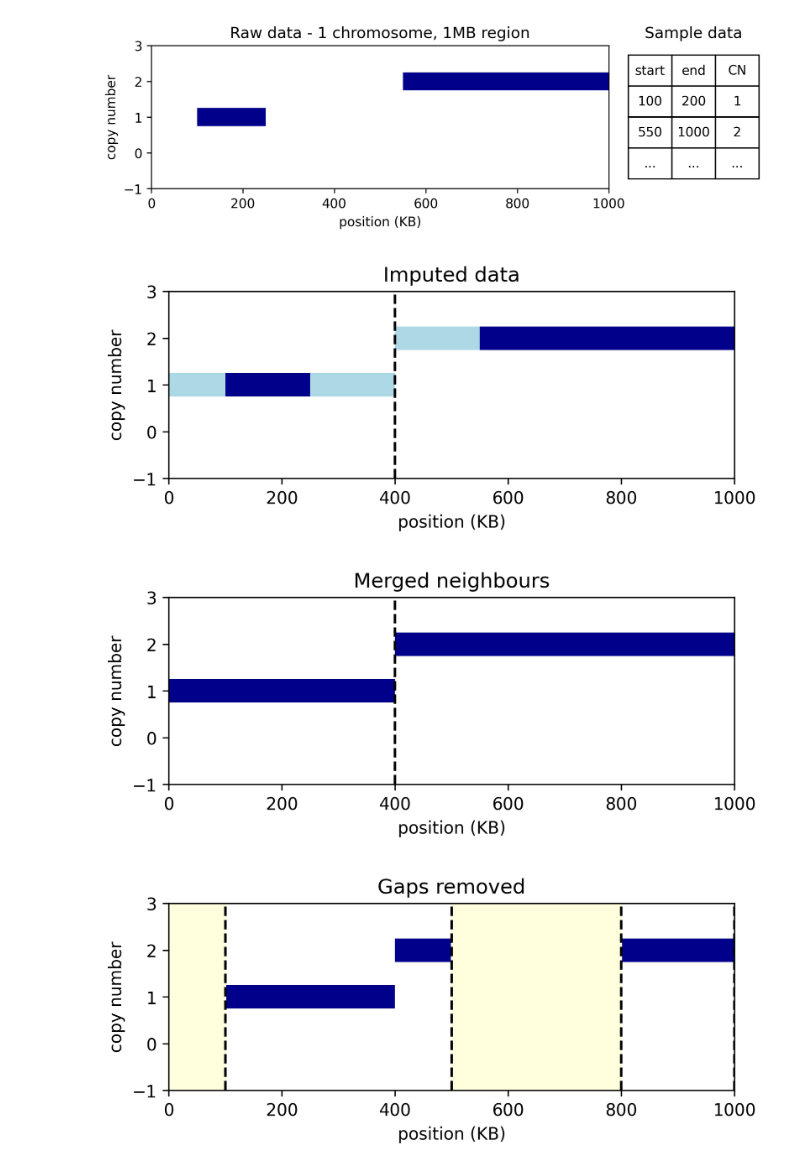
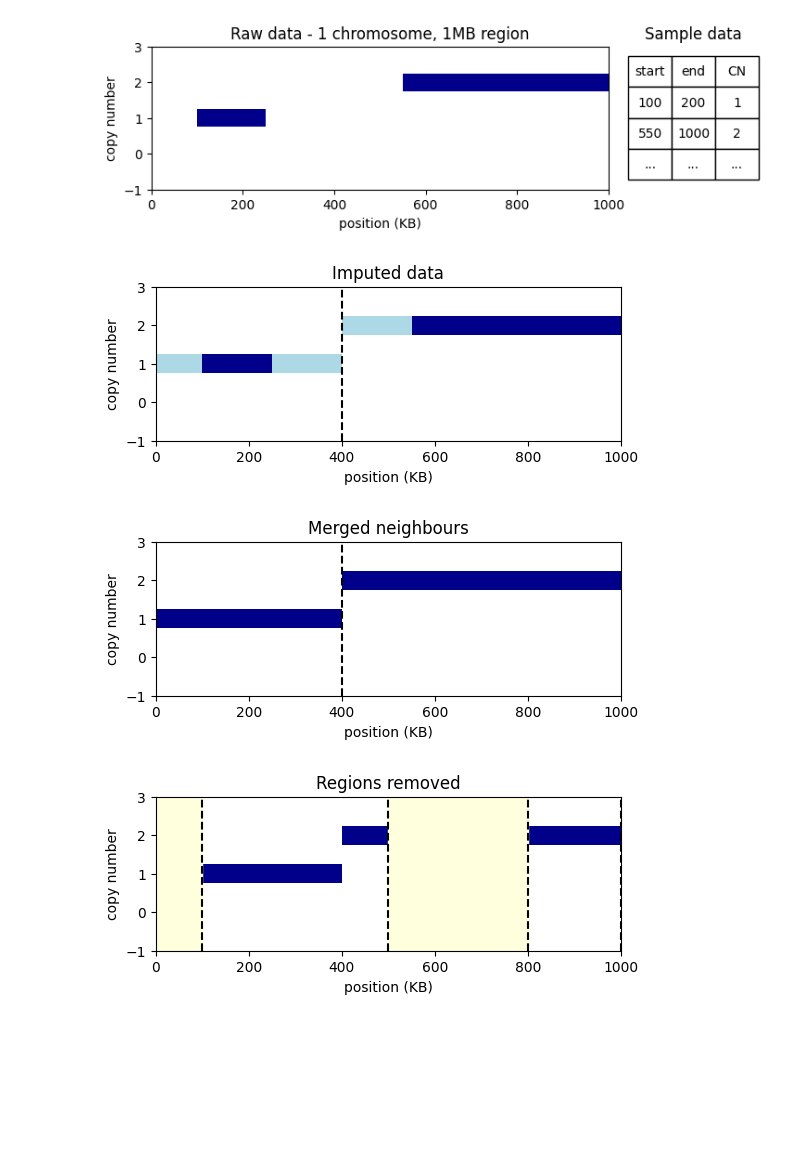
Before and after one commit to ICCB-Cologne/CNSistent, a Jupyter notebook: notebooks/docs/illustrations.ipynb, the cells around one changed output. Cells and saved outputs as stored; diff of their text form; code cells hidden in the pictures; blank space fills up the shorter version.

```diff
--- a/notebooks/docs/illustrations.ipynb
+++ b/notebooks/docs/illustrations.ipynb
@@ -17,7 +20,7 @@ from cns.data_utils import docs_path, load_cns_out
 yticks = [-1, 0, 1, 2, 3]
 # start a timer
 # %%
-fig = plt.figure(figsize=(8, 2), dpi = 300)
+fig = plt.figure(figsize=(8, 2))
 gs = gridspec.GridSpec(1, 2, width_ratios=[7, 1])
 
 # Create the first subplot for the plot
@@ -51,12 +54,13 @@ table.auto_set_font_size(False)
 table.set_fontsize(10)
 table.scale(2, 2)
 
+fig.savefig(f'{docs_path}/example_data.png', transparent=True, bbox_inches='tight', dpi=300)
 fig.savefig(f'{docs_path}/example_data.pdf', transparent=True, bbox_inches='tight')
 # %% [output]
-[figure, old version]
+[figure, new version]
 # %%
 # Create a new figure
-fig, ax = plt.subplots(1, 1, figsize=(6, 2), dpi=300)
+fig, ax = plt.subplots(1, 1, figsize=(6, 2))
 
 # Add horizontal bars
 plt.barh([1, 2], [150, 450], left=[100, 550], height=0.5, color='darkblue')
@@ -75,12 +79,13 @@ plt.xlabel('position (KB)')
 plt.ylabel('copy number')
 
 
+fig.savefig(f'{docs_path}/example_impute.png', transparent=True, bbox_inches='tight', dpi=300)
 fig.savefig(f'{docs_path}/example_impute.pdf', transparent=True, bbox_inches='tight')
 # %% [output]
-[figure, old version]
+[figure, new version]
 # %%
 # Create a new figure
-fig, ax = plt.subplots(1, 1, figsize=(6, 2), dpi=300)
+fig, ax = plt.subplots(1, 1, figsize=(6, 2))
 
 # Add horizontal bars
 plt.barh([1, 2], [150, 450], left=[100, 550], height=0.5, color='darkblue')
@@ -99,40 +104,42 @@ plt.xlabel('position (KB)')
 plt.ylabel('copy number')
 
 
+fig.savefig(f'{docs_path}/example_merge.png', transparent=True, bbox_inches='tight', dpi=300)
 fig.savefig(f'{docs_path}/example_merge.pdf', transparent=True, bbox_inches='tight')
 # %% [output]
-[figure, old version]
+[figure, new version]
 # %%
 # Create a new figure
-fig, ax = plt.subplots(1, 1, figsize=(6, 2), dpi=300)
+fig, ax = plt.subplots(1, 1, figsize=(6, 2))
 
 # Add horizontal bars
 plt.barh([1, 2], [150, 450], left=[100, 550], height=0.5, color='darkblue')
 plt.barh([1, 1, 2], [100, 150, 150], left=[0, 250, 400], height=0.5, color='darkblue')
 
 # add a square on -1 < t < 3 and 0 < x < 100
 plt.fill_between([0, 100], -2, 4, color='#FFFFDD', alpha=1)
 plt.fill_between([500, 800], -2, 4, color='#FFFFDD', alpha=1)
 
 plt.axvline(x=100, color='k', linestyle='--')
 plt.axvline(x=500, color='k', linestyle='--')
 plt.axvline(x=800, color='k', linestyle='--')
 plt.axvline(x=1000, color='k', linestyle='--')
 
 # Set the limits of the x-axis
 plt.xlim(0, 1000)
 plt.ylim(-.5, 2.5)
 
 plt.yticks(yticks)
 
 # label
-plt.title('Gaps removed')
+plt.title('Regions removed')
 plt.xlabel('position (KB)')
 plt.ylabel('copy number')
 
 
+fig.savefig(f'{docs_path}/example_gaps.png', transparent=True, bbox_inches='tight', dpi=300)
 fig.savefig(f'{docs_path}/example_gaps.pdf', transparent=True, bbox_inches='tight')
 # %% [output]
-[figure, old version]
+[figure, new version]
 # %%
 # Create a grid of 1 row and 2 columns
```
Also changed, not shown: parts of 3 cells of this notebook, 6 other files.
